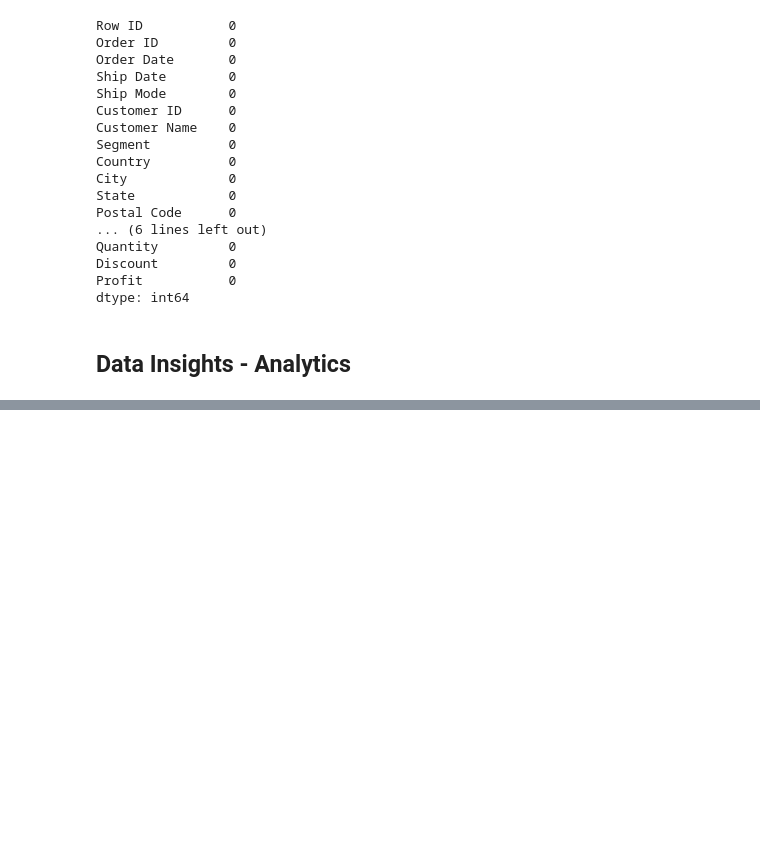
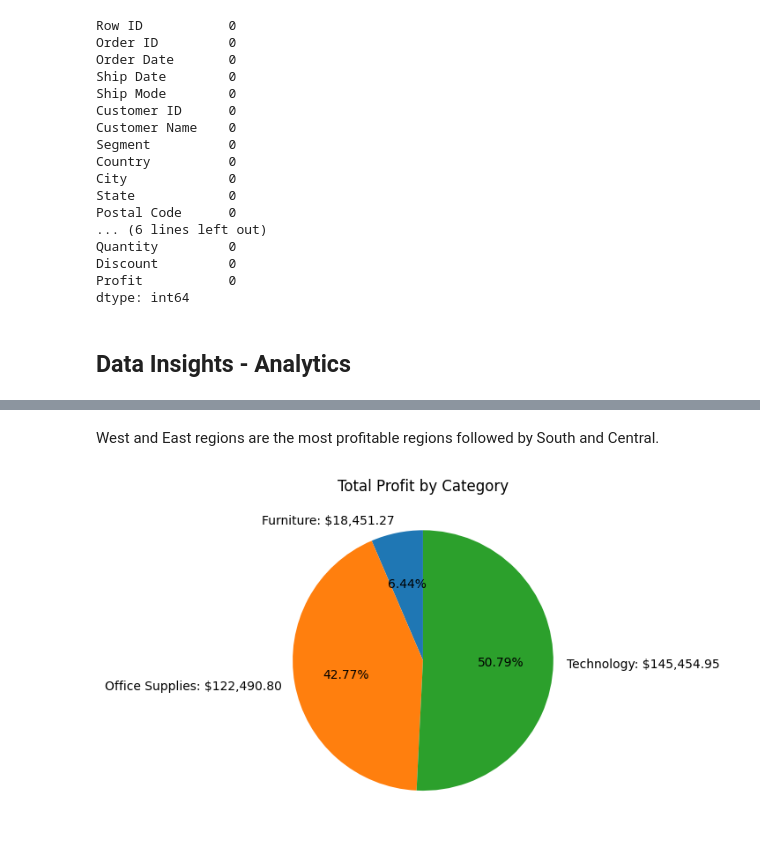
Before and after one commit to bkget/DS-with-AI-in-Python, a Jupyter notebook: Store Orders - Business Analysis/analysis.ipynb, the cells around one changed output, grey strips where cells are left out. Cells and saved outputs as stored; diff of their text form; code cells hidden in the pictures; blank space fills up the shorter version.

```diff
--- a/Store Orders - Business Analysis/analysis.ipynb
+++ b/Store Orders - Business Analysis/analysis.ipynb
@@ -109,0 +180,6 @@ plot_barh(df, 'Ship Mode')
+# %% [markdown]
+West and East regions are the most profitable regions followed by South and Central.
+# %%
+plot_pie(df, 'Category')
+# %% [output]
+[figure, added]
```
Also changed, not shown: parts of 26 cells of this notebook, 2 other files.
